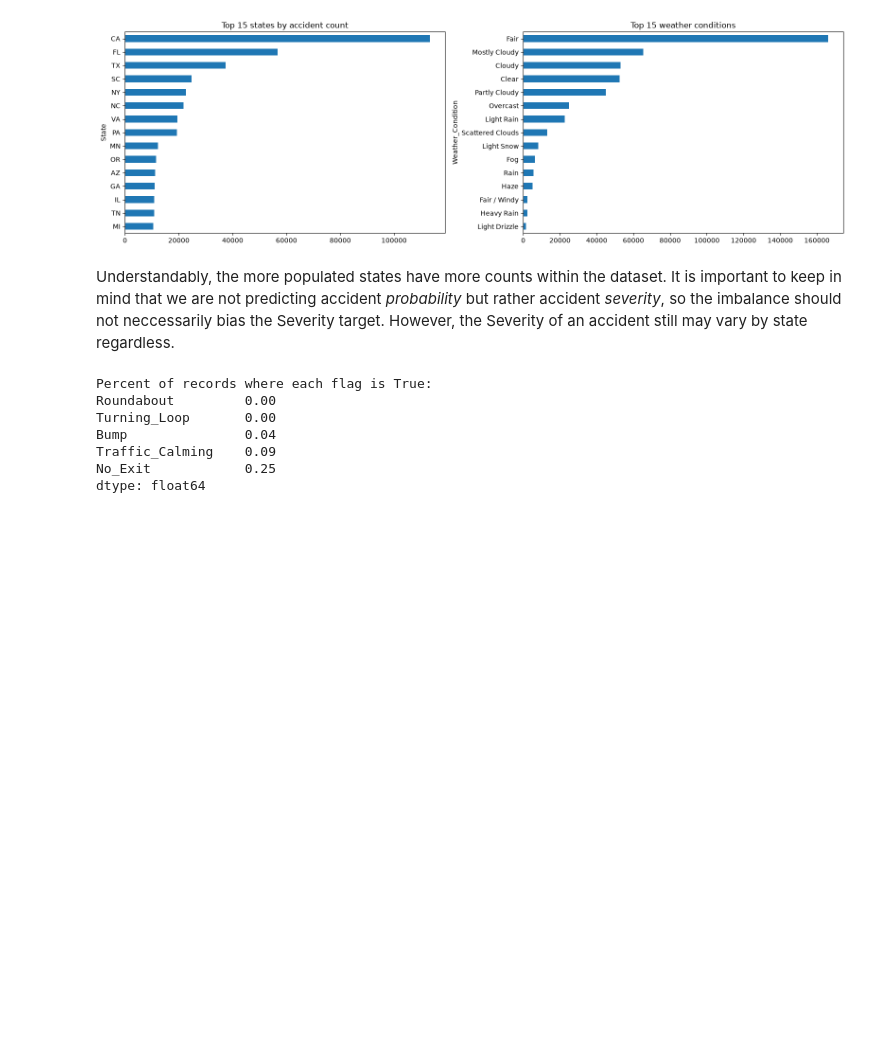
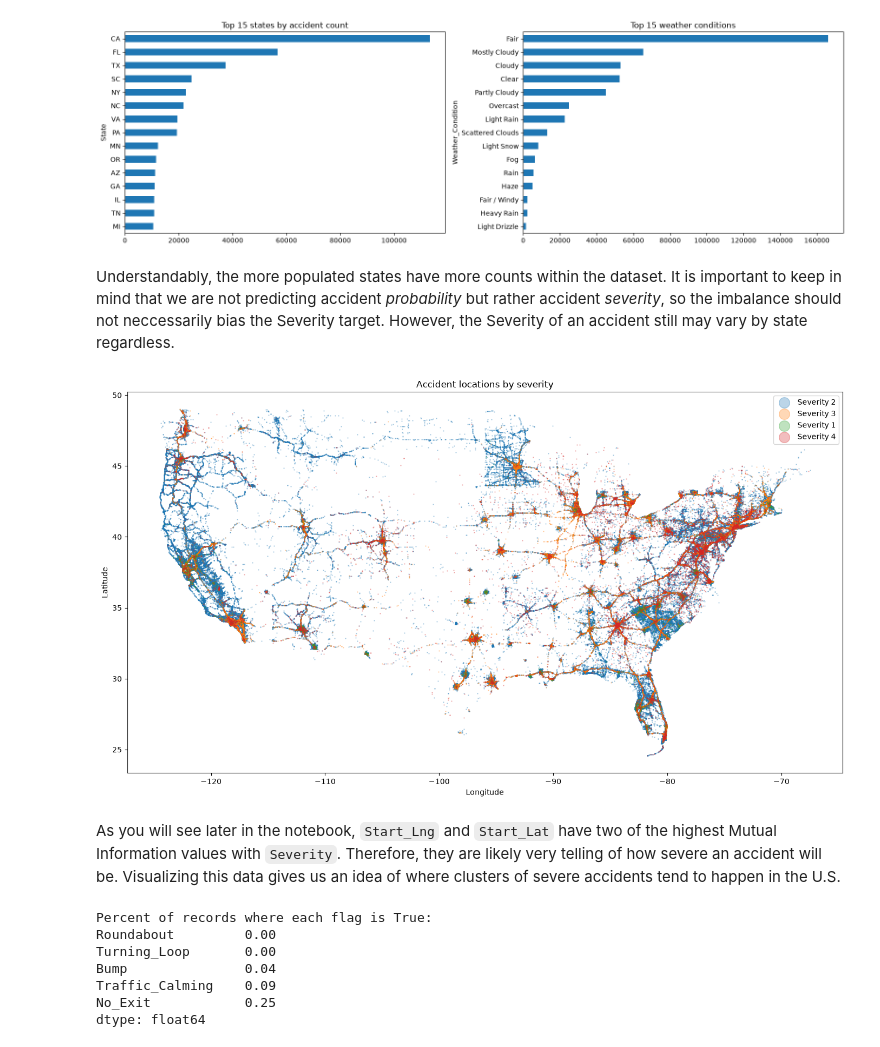
Before and after one commit to ZSchuler/traffic-accident-severity-predictor, a Jupyter notebook: eda.ipynb, the cells around one changed output. Saved outputs shown, nothing was run; the diff lists cells and outputs as text; code cells hidden in the pictures; blank space fills up the shorter version.

Commit message:
added PCA and scatter plot, fixed typos

```diff
--- a/eda.ipynb
+++ b/eda.ipynb
@@ -153,6 +153,21 @@ plt.show()
 [figure]
 # %% [markdown]
 Understandably, the more populated states have more counts within the dataset. It is important to keep in mind that we are not predicting accident *probability* but rather accident *severity*, so the imbalance should not neccessarily bias the Severity target. However, the Severity of an accident still may vary by state regardless.
+# %%
+fig, ax = plt.subplots(figsize=(14, 8))
+for sev in [2, 3, 1, 4]:  # most common first, so rarer severities are drawn on top
+    pts = df[df['Severity'] == sev]
+    ax.scatter(pts['Start_Lng'], pts['Start_Lat'], s=0.5, alpha=0.3, label=f'Severity {sev}')
+ax.set_xlabel('Longitude')
+ax.set_ylabel('Latitude')
+ax.set_title('Accident locations by severity')
+ax.legend(markerscale=20)  # enlarge the tiny markers in the legend only
+plt.tight_layout()
+plt.show()
+# %% [output]
+[figure, added]
+# %% [markdown]
+As you will see later in the notebook, `Start_Lng` and `Start_Lat` have two of the highest Mutual Information values with `Severity`. Therefore, they are likely very telling of how severe an accident will be. Visualizing this data gives us an idea of where clusters of severe accidents tend to happen in the U.S.
 # %%
 # Which boolean flags are rarely True?
 bool_cols = df.select_dtypes(include='bool').columns
```
Also changed, not shown: parts of 5 cells of this notebook.
